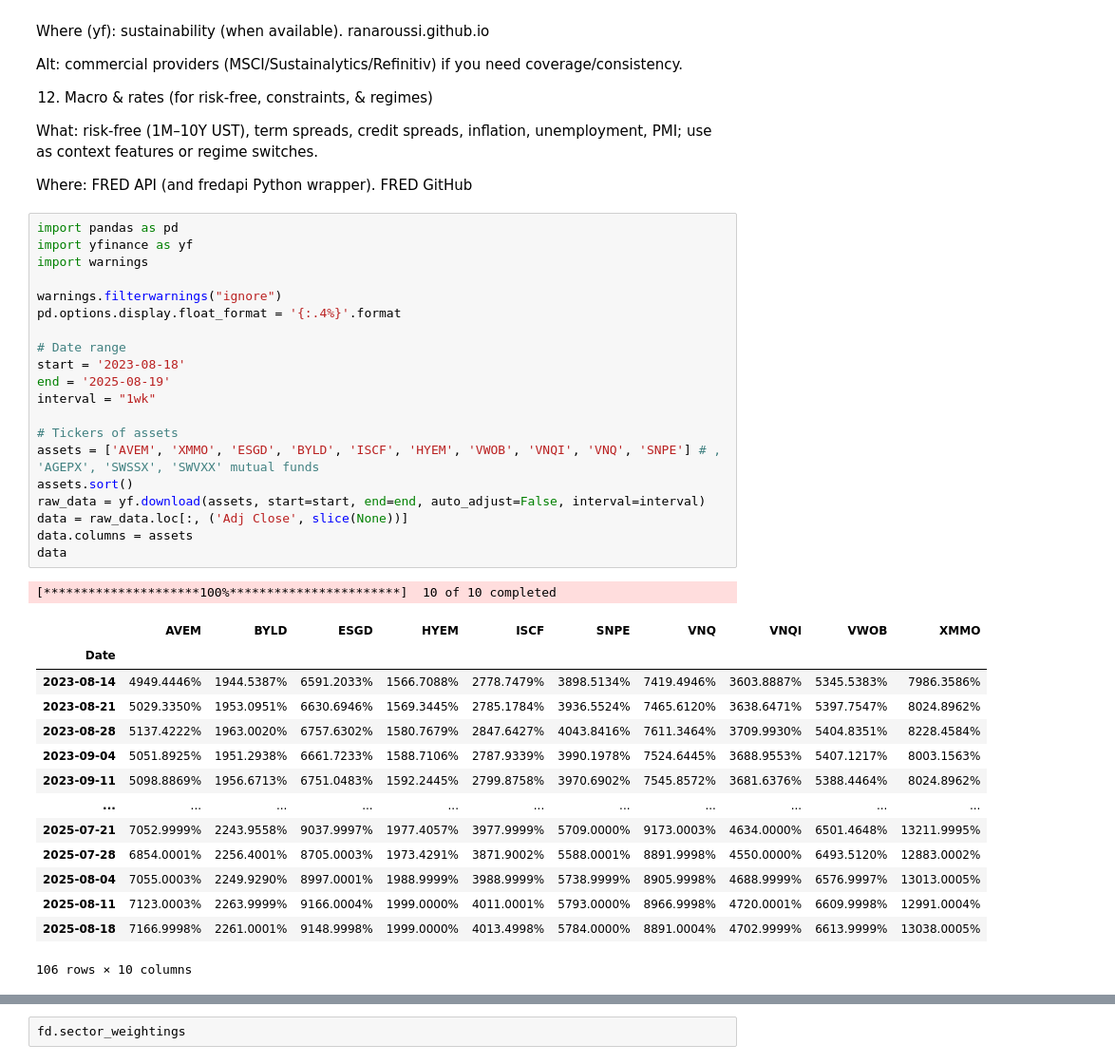
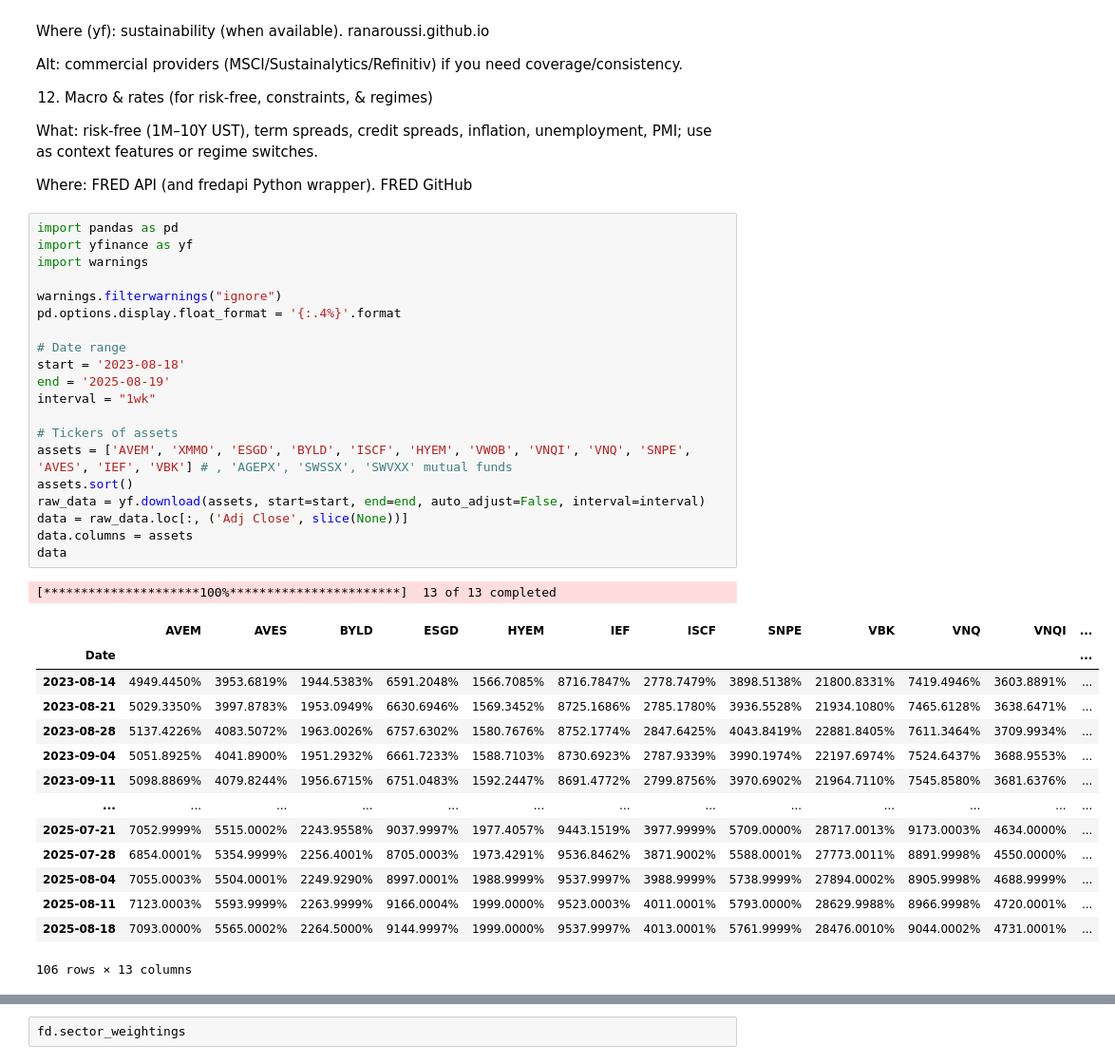
Before and after one commit to ethantenison/BayesFolio, a Jupyter notebook: marketmaven/notebooks/finding_additional_parameters.ipynb, the cells around one changed output, grey strips where cells are left out. Shown: that part at 95% size. Saved outputs shown, nothing was run; the diff lists cells and outputs as text.

```diff
--- a/marketmaven/notebooks/finding_additional_parameters.ipynb
+++ b/marketmaven/notebooks/finding_additional_parameters.ipynb
@@ -123,39 +123,39 @@ GitHub
 # %%
 import pandas as pd
 import yfinance as yf
 import warnings
 
 warnings.filterwarnings("ignore")
 pd.options.display.float_format = '{:.4%}'.format
 
 # Date range
 start = '2023-08-18'
 end = '2025-08-19'
 interval = "1wk"
 
 # Tickers of assets
-assets = ['AVEM', 'XMMO', 'ESGD', 'BYLD', 'ISCF', 'HYEM', 'VWOB', 'VNQI', 'VNQ', 'SNPE'] # , 'AGEPX', 'SWSSX', 'SWVXX' mutual funds
+assets = ['AVEM', 'XMMO', 'ESGD', 'BYLD', 'ISCF', 'HYEM', 'VWOB', 'VNQI', 'VNQ', 'SNPE', 'AVES', 'IEF', 'VBK'] # , 'AGEPX', 'SWSSX', 'SWVXX' mutual funds
 assets.sort()
 raw_data = yf.download(assets, start=start, end=end, auto_adjust=False, interval=interval)
 data = raw_data.loc[:, ('Adj Close', slice(None))]
 data.columns = assets
 data
 # %% [output]
-[*********************100%***********************]  10 of 10 completed
+[*********************100%***********************]  13 of 13 completed
-|  | AVEM | BYLD | ESGD | HYEM | ISCF | SNPE | VNQ | VNQI | VWOB | XMMO |
-| Date |  |  |  |  |  |  |  |  |  |  |
-| 2023-08-14 | 4949.4446% | 1944.5387% | 6591.2033% | 1566.7088% | 2778.7479% | 3898.5134% | 7419.4946% | 3603.8887% | 5345.5383% | 7986.3586% |
-| 2023-08-21 | 5029.3350% | 1953.0951% | 6630.6946% | 1569.3445% | 2785.1784% | 3936.5524% | 7465.6120% | 3638.6471% | 5397.7547% | 8024.8962% |
-| 2023-08-28 | 5137.4222% | 1963.0020% | 6757.6302% | 1580.7679% | 2847.6427% | 4043.8416% | 7611.3464% | 3709.9930% | 5404.8351% | 8228.4584% |
-| 2023-09-04 | 5051.8925% | 1951.2938% | 6661.7233% | 1588.7106% | 2787.9339% | 3990.1978% | 7524.6445% | 3688.9553% | 5407.1217% | 8003.1563% |
-| 2023-09-11 | 5098.8869% | 1956.6713% | 6751.0483% | 1592.2445% | 2799.8758% | 3970.6902% | 7545.8572% | 3681.6376% | 5388.4464% | 8024.8962% |
-| ... | ... | ... | ... | ... | ... | ... | ... | ... | ... | ... |
-| 2025-07-21 | 7052.9999% | 2243.9558% | 9037.9997% | 1977.4057% | 3977.9999% | 5709.0000% | 9173.0003% | 4634.0000% | 6501.4648% | 13211.9995% |
-| 2025-07-28 | 6854.0001% | 2256.4001% | 8705.0003% | 1973.4291% | 3871.9002% | 5588.0001% | 8891.9998% | 4550.0000% | 6493.5120% | 12883.0002% |
-| 2025-08-04 | 7055.0003% | 2249.9290% | 8997.0001% | 1988.9999% | 3988.9999% | 5738.9999% | 8905.9998% | 4688.9999% | 6576.9997% | 13013.0005% |
-| 2025-08-11 | 7123.0003% | 2263.9999% | 9166.0004% | 1999.0000% | 4011.0001% | 5793.0000% | 8966.9998% | 4720.0001% | 6609.9998% | 12991.0004% |
-| 2025-08-18 | 7166.9998% | 2261.0001% | 9148.9998% | 1999.0000% | 4013.4998% | 5784.0000% | 8891.0004% | 4702.9999% | 6613.9999% | 13038.0005% |
+|  | AVEM | AVES | BYLD | ESGD | HYEM | IEF | ISCF | SNPE | VBK | VNQ | VNQI | ... |
+| Date |  |  |  |  |  |  |  |  |  |  |  | ... |
+| 2023-08-14 | 4949.4450% | 3953.6819% | 1944.5383% | 6591.2048% | 1566.7085% | 8716.7847% | 2778.7479% | 3898.5138% | 21800.8331% | 7419.4946% | 3603.8891% | ... |
+| 2023-08-21 | 5029.3350% | 3997.8783% | 1953.0949% | 6630.6946% | 1569.3452% | 8725.1686% | 2785.1780% | 3936.5528% | 21934.1080% | 7465.6128% | 3638.6471% | ... |
+| 2023-08-28 | 5137.4226% | 4083.5072% | 1963.0026% | 6757.6302% | 1580.7676% | 8752.1774% | 2847.6425% | 4043.8419% | 22881.8405% | 7611.3464% | 3709.9934% | ... |
+| 2023-09-04 | 5051.8925% | 4041.8900% | 1951.2932% | 6661.7233% | 1588.7103% | 8730.6923% | 2787.9339% | 3990.1974% | 22197.6974% | 7524.6437% | 3688.9553% | ... |
+| 2023-09-11 | 5098.8869% | 4079.8244% | 1956.6715% | 6751.0483% | 1592.2447% | 8691.4772% | 2799.8756% | 3970.6902% | 21964.7110% | 7545.8580% | 3681.6376% | ... |
+| ... | ... | ... | ... | ... | ... | ... | ... | ... | ... | ... | ... | ... |
+| 2025-07-21 | 7052.9999% | 5515.0002% | 2243.9558% | 9037.9997% | 1977.4057% | 9443.1519% | 3977.9999% | 5709.0000% | 28717.0013% | 9173.0003% | 4634.0000% | ... |
+| 2025-07-28 | 6854.0001% | 5354.9999% | 2256.4001% | 8705.0003% | 1973.4291% | 9536.8462% | 3871.9002% | 5588.0001% | 27773.0011% | 8891.9998% | 4550.0000% | ... |
+| 2025-08-04 | 7055.0003% | 5504.0001% | 2249.9290% | 8997.0001% | 1988.9999% | 9537.9997% | 3988.9999% | 5738.9999% | 27894.0002% | 8905.9998% | 4688.9999% | ... |
+| 2025-08-11 | 7123.0003% | 5593.9999% | 2263.9999% | 9166.0004% | 1999.0000% | 9523.0003% | 4011.0001% | 5793.0000% | 28629.9988% | 8966.9998% | 4720.0001% | ... |
+| 2025-08-18 | 7093.0000% | 5565.0002% | 2264.5000% | 9144.9997% | 1999.0000% | 9537.9997% | 4013.0001% | 5761.9999% | 28476.0010% | 9044.0002% | 4731.0001% | ... |
-106 rows × 10 columns
+106 rows × 13 columns
 # %%
 # Calculating returns
 
```
Also changed, not shown: parts of 12 cells of this notebook.
